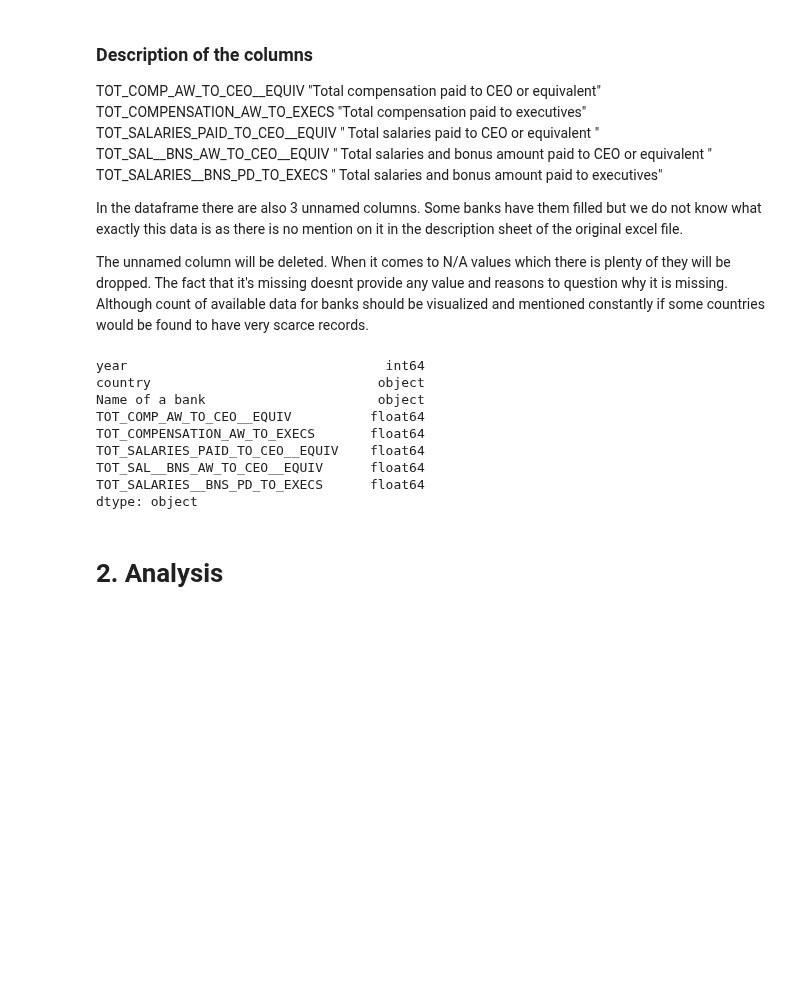
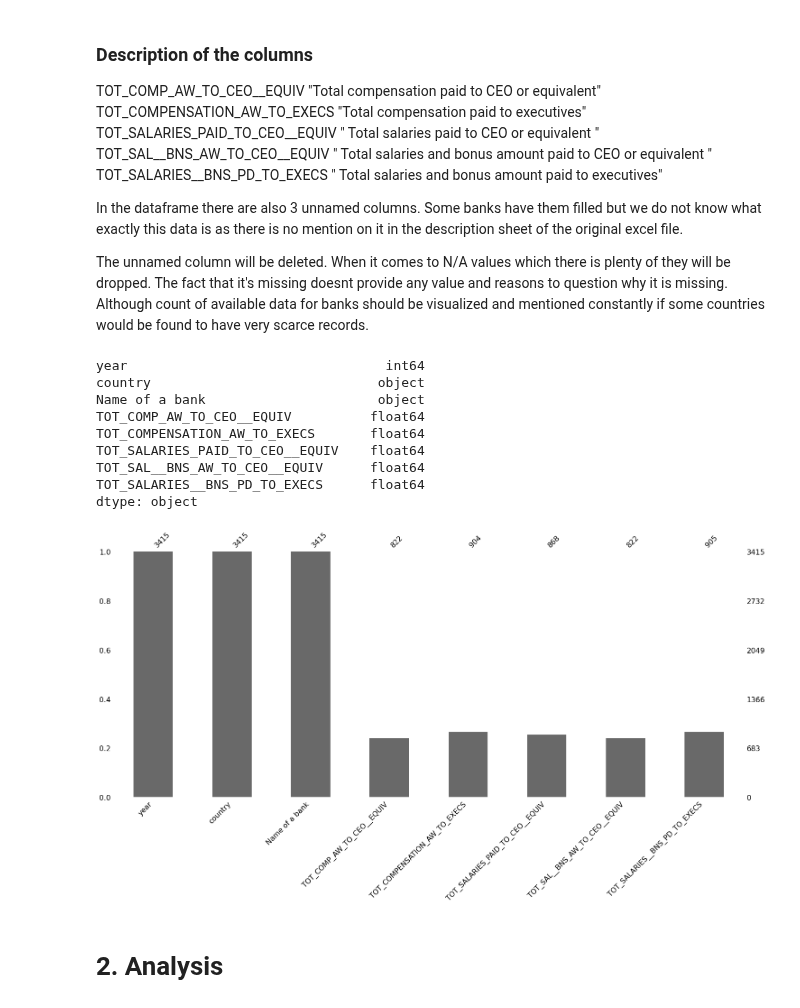
Before and after one commit to maxbranting/Remuneration-Data-Text-Mining, a Jupyter notebook: analysis_presentation.ipynb, the cells around one changed output. Cells and saved outputs as stored; diff of their text form; code cells hidden in the pictures; blank space fills up the shorter version.

Commit message:
missing data visualization

```diff
--- a/analysis_presentation.ipynb
+++ b/analysis_presentation.ipynb
@@ -52,22 +53,26 @@ The unnamed column will be deleted. When it comes to N/A values which there is p
 # %%
 # dropping unidentified columns
 df = df_orig.drop(columns=['Unnamed: 8', 'Unnamed: 9', 'Unnamed: 10'])
 
 df['country'].astype('str')
+
+msno.bar(df)
+
 # dropping na's
 df.dropna(inplace=True)
 df.head()
 df.dtypes
 # %% [output]
 year                                 int64
 country                             object
 Name of a bank                      object
 TOT_COMP_AW_TO_CEO__EQUIV          float64
 TOT_COMPENSATION_AW_TO_EXECS       float64
 TOT_SALARIES_PAID_TO_CEO__EQUIV    float64
 TOT_SAL__BNS_AW_TO_CEO__EQUIV      float64
 TOT_SALARIES__BNS_PD_TO_EXECS      float64
 dtype: object
+[figure, added]
 # %% [markdown]
 # 2. Analysis
 # %% [markdown]
```
Also changed, not shown: parts of 2 cells of this notebook.
